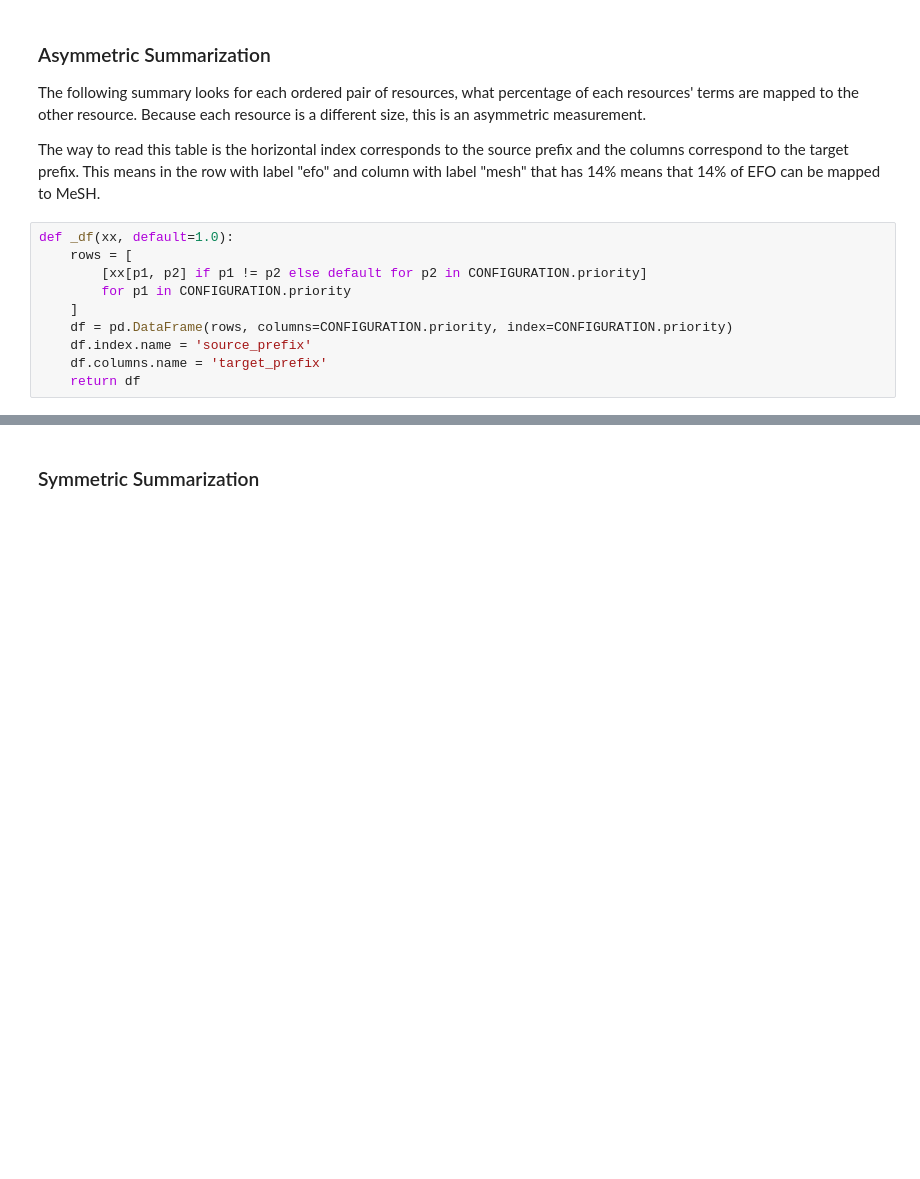
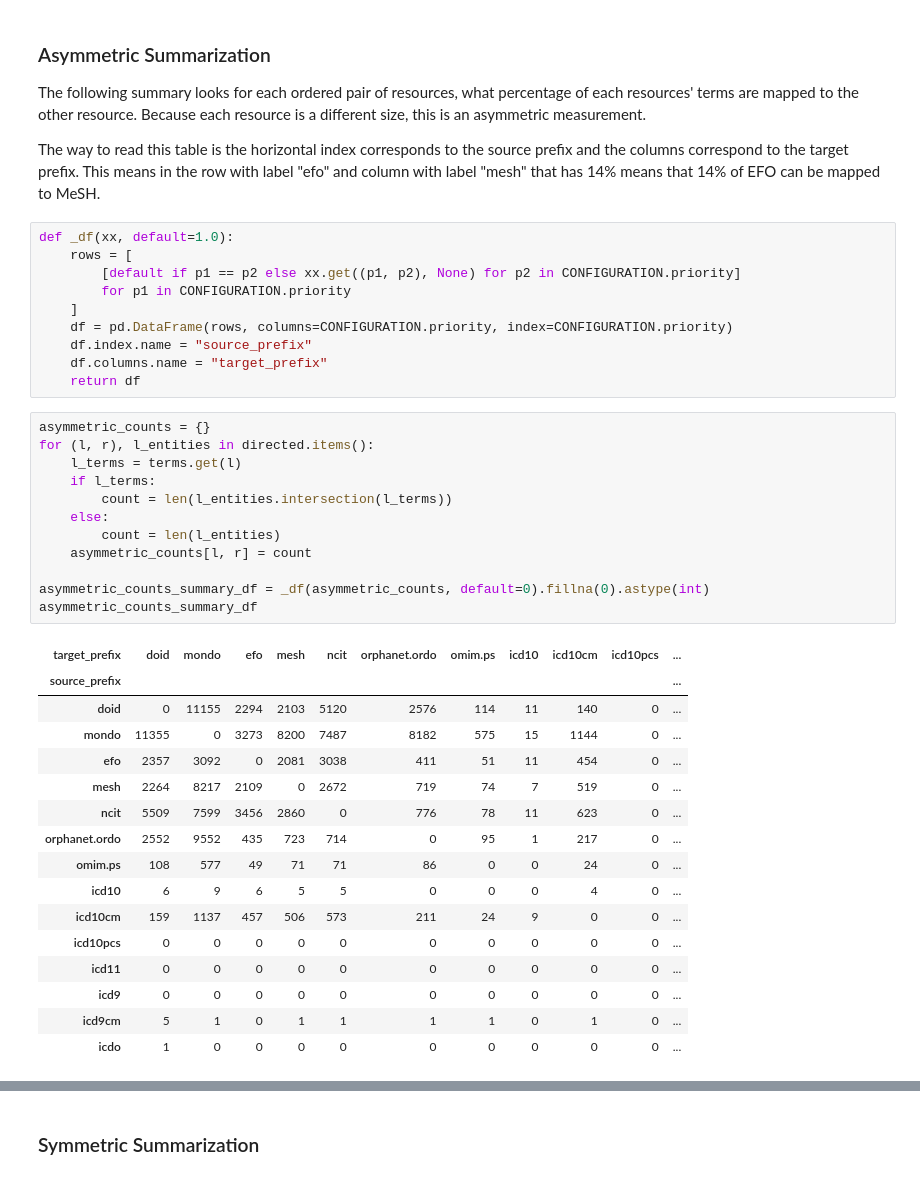
Before and after one commit to biopragmatics/semra, a Jupyter notebook: scripts/Disease Landscape Comparison.ipynb, the cells around one changed output, grey strips where cells are left out. Cells and saved outputs as stored; diff of their text form; blank space fills up the shorter version.

```diff
--- a/scripts/Disease Landscape Comparison.ipynb
+++ b/scripts/Disease Landscape Comparison.ipynb
@@ -71,10 +104,39 @@ The way to read this table is the horizontal index corresponds to the source pre
 # %%
 def _df(xx, default=1.0):
     rows = [
-        [xx[p1, p2] if p1 != p2 else default for p2 in CONFIGURATION.priority]
+        [default if p1 == p2 else xx.get((p1, p2), None) for p2 in CONFIGURATION.priority]
         for p1 in CONFIGURATION.priority
     ]
     df = pd.DataFrame(rows, columns=CONFIGURATION.priority, index=CONFIGURATION.priority)
-    df.index.name = 'source_prefix'
-    df.columns.name = 'target_prefix'
+    df.index.name = "source_prefix"
+    df.columns.name = "target_prefix"
     return df
+# %%
+asymmetric_counts = {}
+for (l, r), l_entities in directed.items():
+    l_terms = terms.get(l)
+    if l_terms:
+        count = len(l_entities.intersection(l_terms))
+    else:
+        count = len(l_entities)
+    asymmetric_counts[l, r] = count
+
+asymmetric_counts_summary_df = _df(asymmetric_counts, default=0).fillna(0).astype(int)
+asymmetric_counts_summary_df
+# %% [output]
+| target_prefix | doid | mondo | efo | mesh | ncit | orphanet.ordo | omim.ps | icd10 | icd10cm | icd10pcs | ... |
+| source_prefix |  |  |  |  |  |  |  |  |  |  | ... |
+| doid | 0 | 11155 | 2294 | 2103 | 5120 | 2576 | 114 | 11 | 140 | 0 | ... |
+| mondo | 11355 | 0 | 3273 | 8200 | 7487 | 8182 | 575 | 15 | 1144 | 0 | ... |
+| efo | 2357 | 3092 | 0 | 2081 | 3038 | 411 | 51 | 11 | 454 | 0 | ... |
+| mesh | 2264 | 8217 | 2109 | 0 | 2672 | 719 | 74 | 7 | 519 | 0 | ... |
+| ncit | 5509 | 7599 | 3456 | 2860 | 0 | 776 | 78 | 11 | 623 | 0 | ... |
+| orphanet.ordo | 2552 | 9552 | 435 | 723 | 714 | 0 | 95 | 1 | 217 | 0 | ... |
+| omim.ps | 108 | 577 | 49 | 71 | 71 | 86 | 0 | 0 | 24 | 0 | ... |
+| icd10 | 6 | 9 | 6 | 5 | 5 | 0 | 0 | 0 | 4 | 0 | ... |
+| icd10cm | 159 | 1137 | 457 | 506 | 573 | 211 | 24 | 9 | 0 | 0 | ... |
+| icd10pcs | 0 | 0 | 0 | 0 | 0 | 0 | 0 | 0 | 0 | 0 | ... |
+| icd11 | 0 | 0 | 0 | 0 | 0 | 0 | 0 | 0 | 0 | 0 | ... |
+| icd9 | 0 | 0 | 0 | 0 | 0 | 0 | 0 | 0 | 0 | 0 | ... |
+| icd9cm | 5 | 1 | 0 | 1 | 1 | 1 | 1 | 0 | 1 | 0 | ... |
+| icdo | 1 | 0 | 0 | 0 | 0 | 0 | 0 | 0 | 0 | 0 | ... |
```
Also changed, not shown: parts of 15 cells of this notebook, 2 other files.
